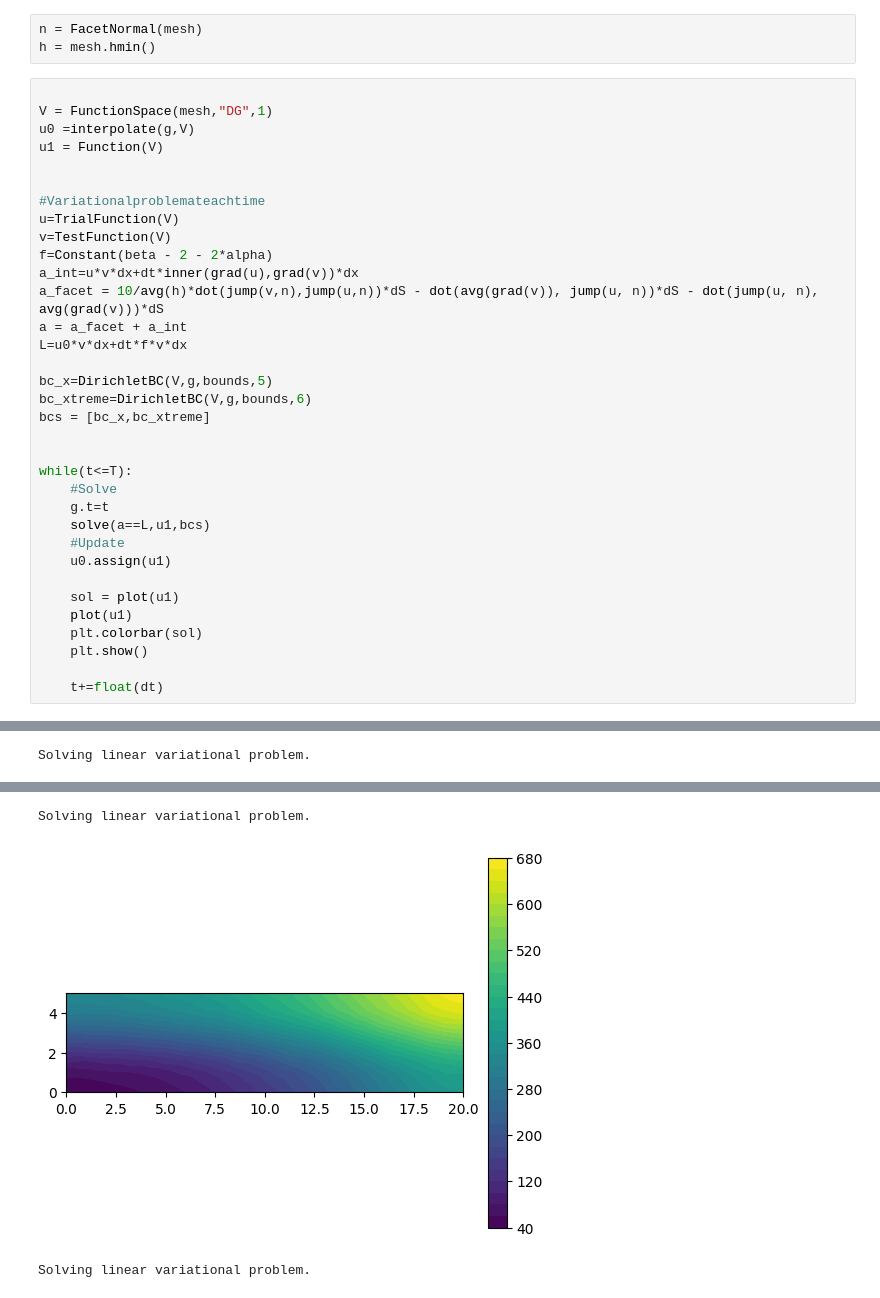
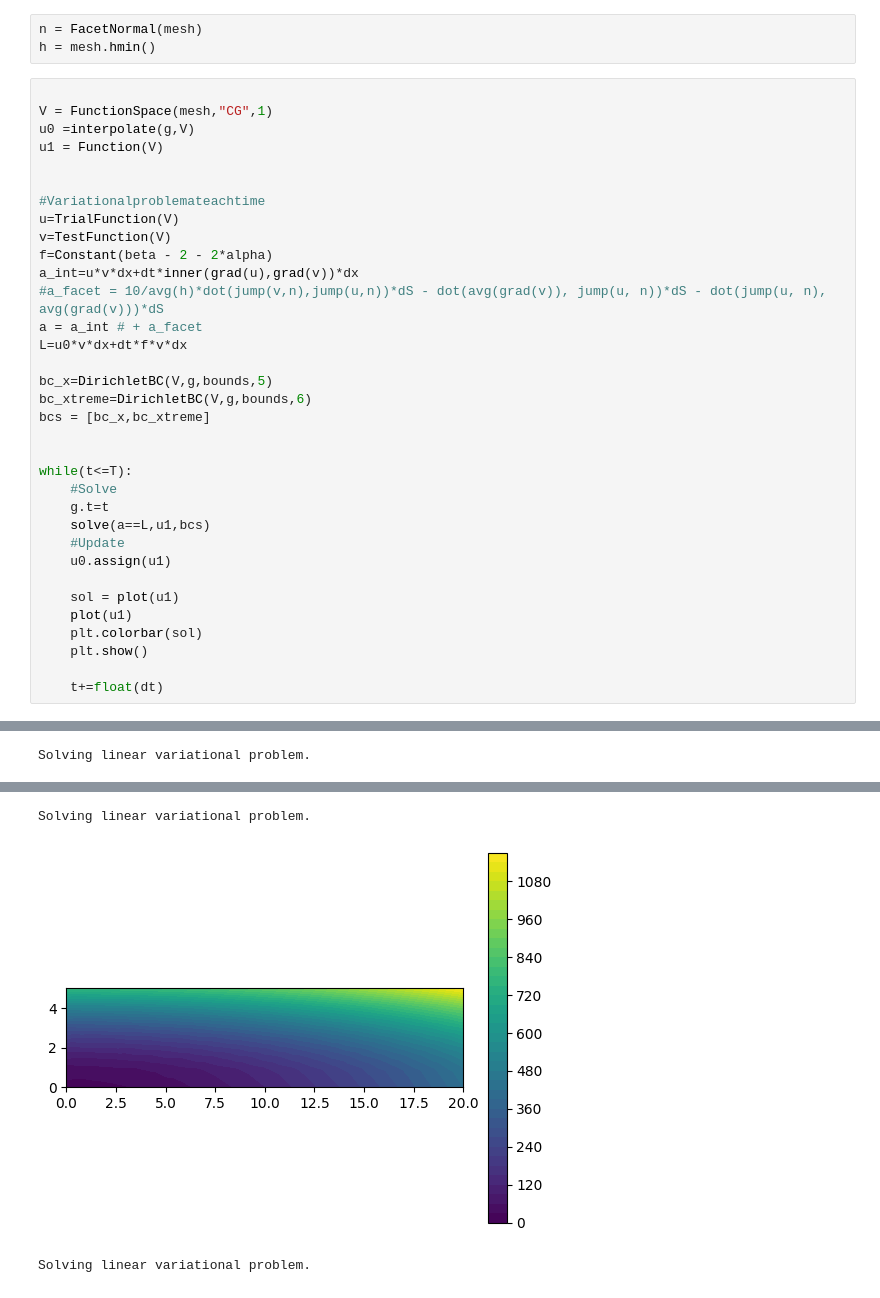
Before and after one commit to itsmebonny/pacsproj, a Jupyter notebook: RectangularDG.ipynb, the cells around one changed output, grey strips where cells are left out. Saved outputs shown, nothing was run; the diff lists cells and outputs as text.

```diff
--- a/RectangularDG.ipynb
+++ b/RectangularDG.ipynb
@@ -40,7 +36,7 @@ n = FacetNormal(mesh)
 h = mesh.hmin()
 # %%
 
-V = FunctionSpace(mesh,"DG",1)
+V = FunctionSpace(mesh,"CG",1)
 u0 =interpolate(g,V)
 u1 = Function(V)
 
@@ -50,8 +46,8 @@ u=TrialFunction(V)
 v=TestFunction(V)
 f=Constant(beta - 2 - 2*alpha)
 a_int=u*v*dx+dt*inner(grad(u),grad(v))*dx
-a_facet = 10/avg(h)*dot(jump(v,n),jump(u,n))*dS - dot(avg(grad(v)), jump(u, n))*dS - dot(jump(u, n), avg(grad(v)))*dS
-a = a_facet + a_int
+#a_facet = 10/avg(h)*dot(jump(v,n),jump(u,n))*dS - dot(avg(grad(v)), jump(u, n))*dS - dot(jump(u, n), avg(grad(v)))*dS
+a = a_int # + a_facet
 L=u0*v*dx+dt*f*v*dx
 
 bc_x=DirichletBC(V,g,bounds,5)
@@ -84,3 +80,3 @@ Solving linear variational problem.
 Solving linear variational problem.
-[figure, old version]
+[figure, new version]
 Solving linear variational problem.
```
Also changed, not shown: parts of 15 cells of this notebook, 9 other files.
